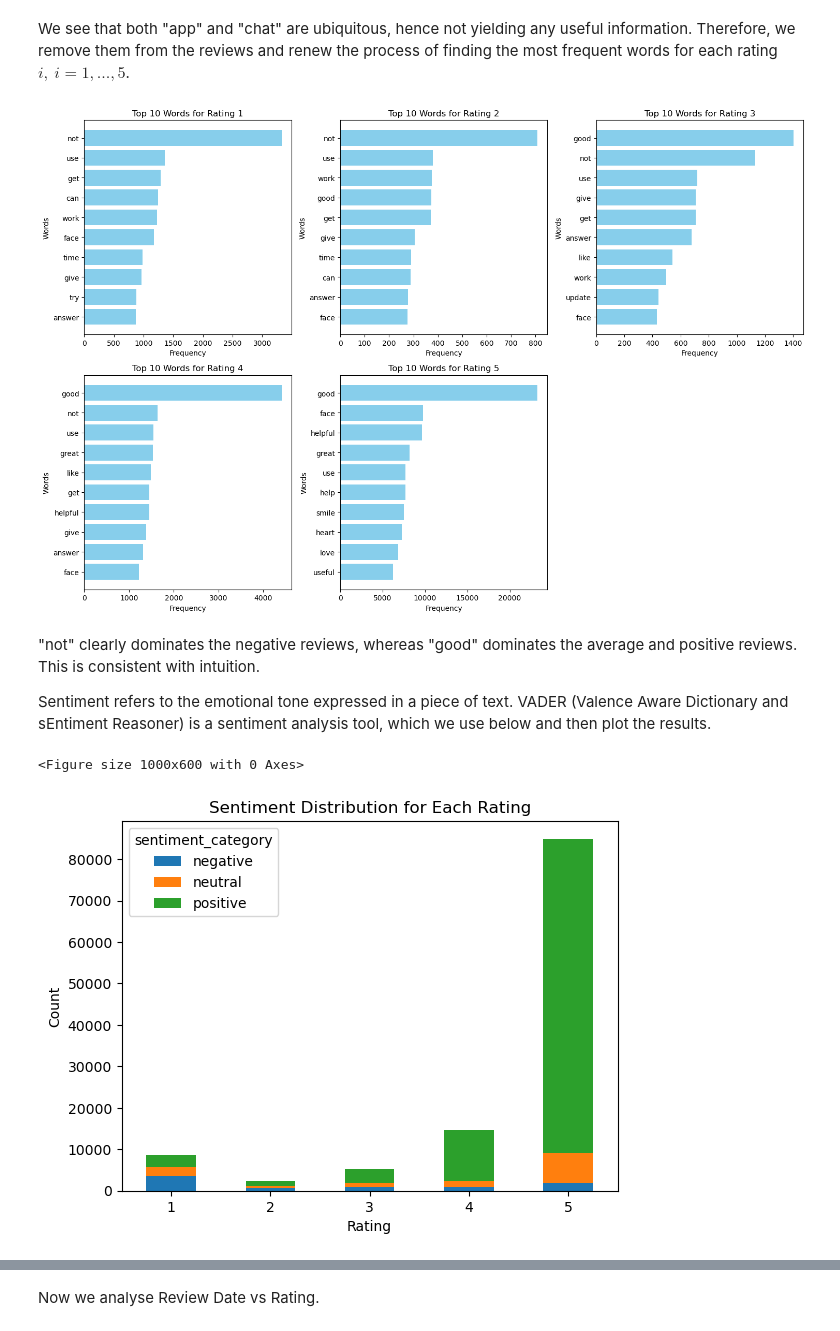
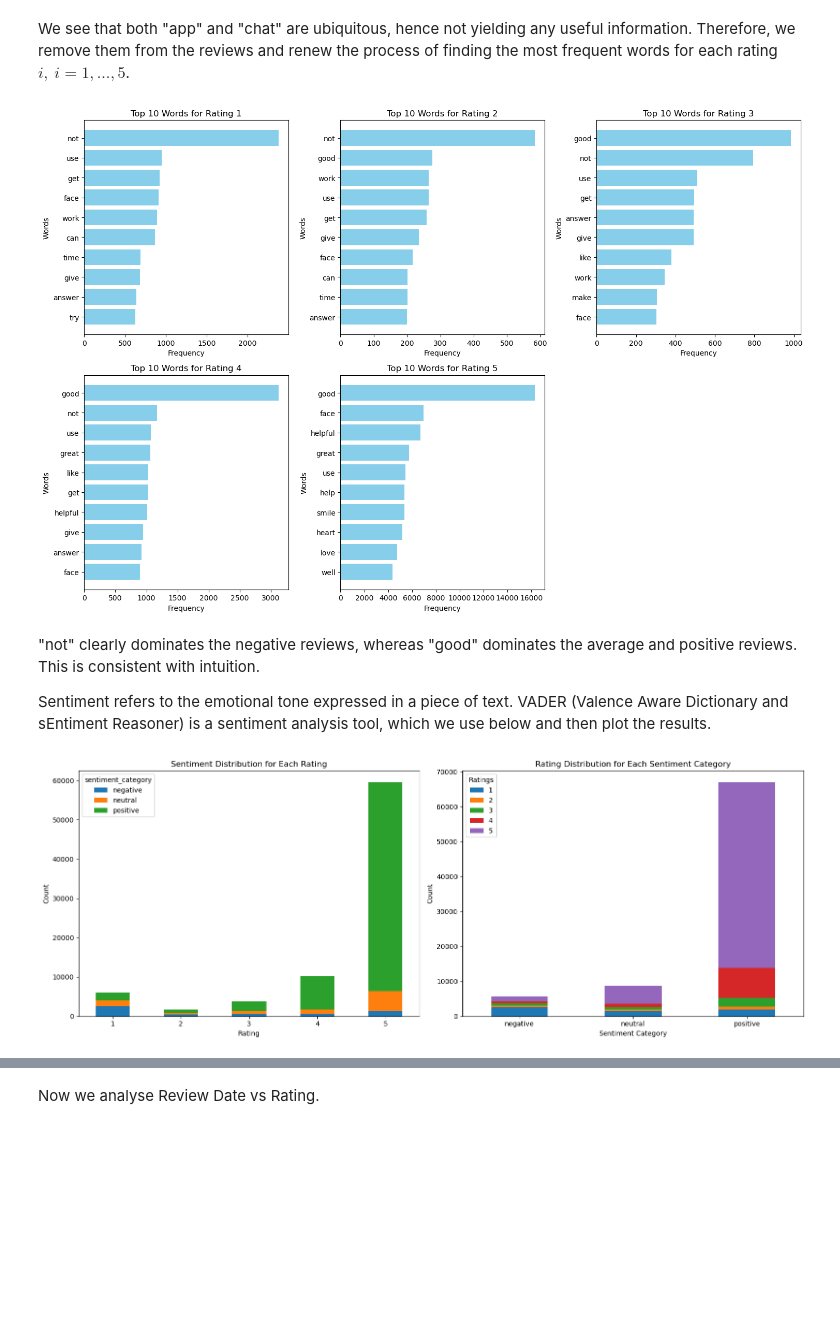
Before and after one commit to Micaet/Feedback-Flair, a Jupyter notebook: budowa_krok_1_6_eda.ipynb, the cells around one changed output, grey strips where cells are left out. Drawn from its saved outputs; the diff is of its cells as text; code cells hidden in the pictures; blank space fills up the shorter version.

```diff
--- a/budowa_krok_1_6_eda.ipynb
+++ b/budowa_krok_1_6_eda.ipynb
@@ -15,7 +14,7 @@ from nltk.sentiment import SentimentIntensityAnalyzer
 # %% [markdown]
 **Step 1: loading the cleaned dataset**
 # %%
-df = pd.read_csv("ChatGPT_Reviews_Cleaned.csv")
+df = pd.read_csv("train_cleaned.csv")
 # %% [markdown]
 **Step 2: feature engineering and feature distribution analysis** <br>
 First we create the column Word_Count containg the number of words in the review, then we
@@ -151,7 +163,7 @@ for i in range(1, 6):
 
 plot_most_frequent_words(most_frequent_words)
 # %% [output]
-[figure, old version]
+[figure, new version]
 # %% [markdown]
 "not" clearly dominates the negative reviews, whereas "good" dominates the average and positive reviews. This is consistent with intuition. <br>
 
@@ -164,20 +176,28 @@ VADER (Valence Aware Dictionary and sEntiment Reasoner) is a sentiment analysis
 # %%
 sia = SentimentIntensityAnalyzer()
 
 df['sentiment'] = df['Review'].swifter.apply(lambda x: sia.polarity_scores(x)['compound'])
 
 df['sentiment_category'] = pd.cut(df['sentiment'],
                                   bins=[-1, -0.05, 0.05, 1],
                                   labels=['negative', 'neutral', 'positive'])
 
-plt.figure(figsize=(10, 6))
-df.groupby(['Ratings', 'sentiment_category']).size().unstack().plot(kind='bar', stacked=True)
-plt.title('Sentiment Distribution for Each Rating')
-plt.ylabel('Count')
-plt.xlabel('Rating')
-plt.xticks(rotation=0)
+fig, (ax1, ax2) = plt.subplots(1, 2, figsize=(16, 6))
+
+df.groupby(['Ratings', 'sentiment_category']).size().unstack().plot(kind='bar', stacked=True, ax=ax1)
+ax1.set_title('Sentiment Distribution for Each Rating')
+ax1.set_ylabel('Count')
+ax1.set_xlabel('Rating')
+ax1.set_xticklabels(ax1.get_xticklabels(), rotation=0)
+
+df.groupby(['sentiment_category', 'Ratings']).size().unstack().plot(kind='bar', stacked=True, ax=ax2)
+ax2.set_title('Rating Distribution for Each Sentiment Category')
+ax2.set_ylabel('Count')
+ax2.set_xlabel('Sentiment Category')
+ax2.set_xticklabels(ax2.get_xticklabels(), rotation=0)
+
+plt.tight_layout()
 plt.show()
 # %% [output]
-<Figure size 1000x600 with 0 Axes>
-[figure, old version]
+[figure, new version]
 # %% [markdown]
```
Also changed, not shown: parts of 19 cells of this notebook, 8 other files.
